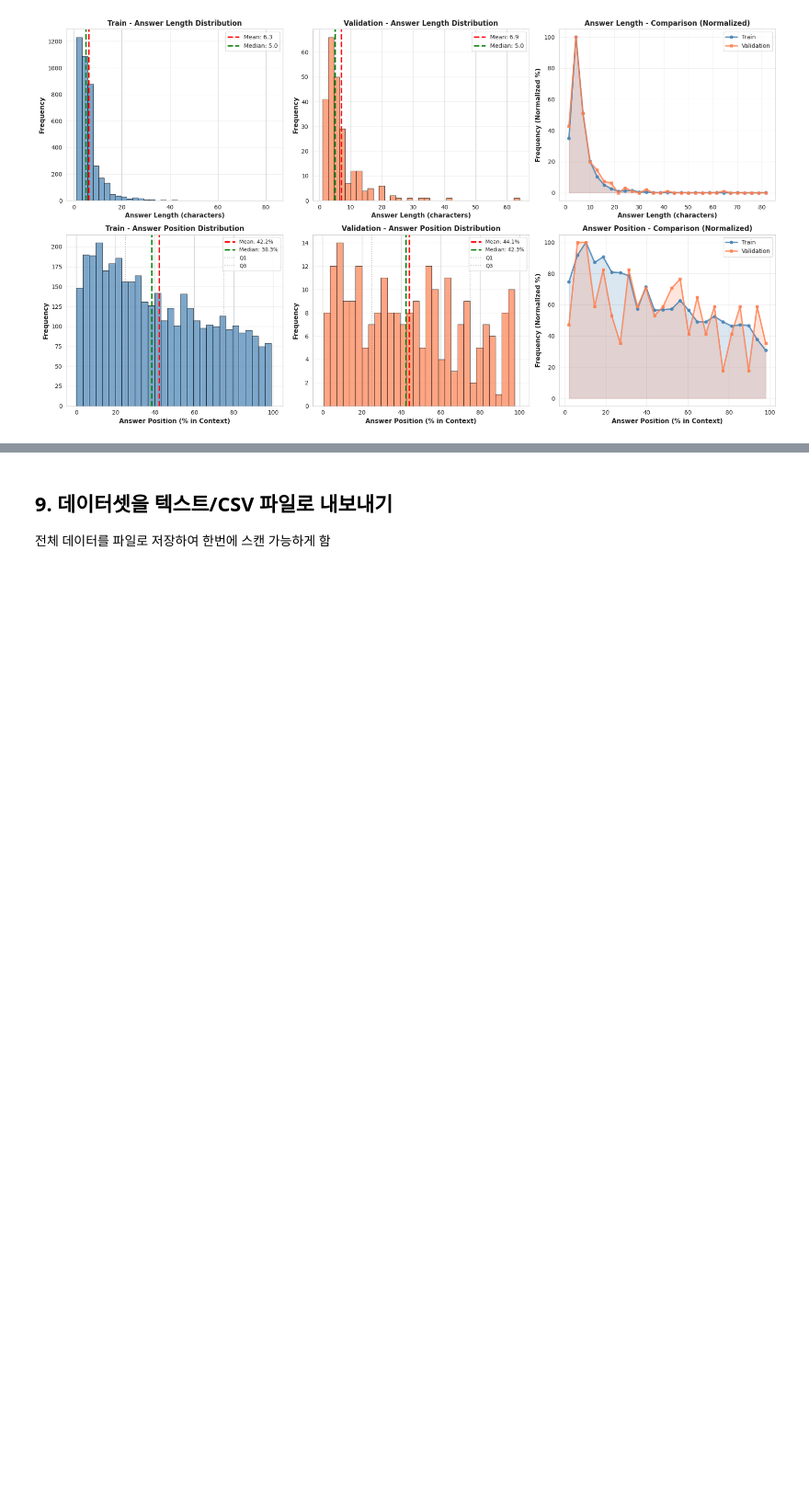
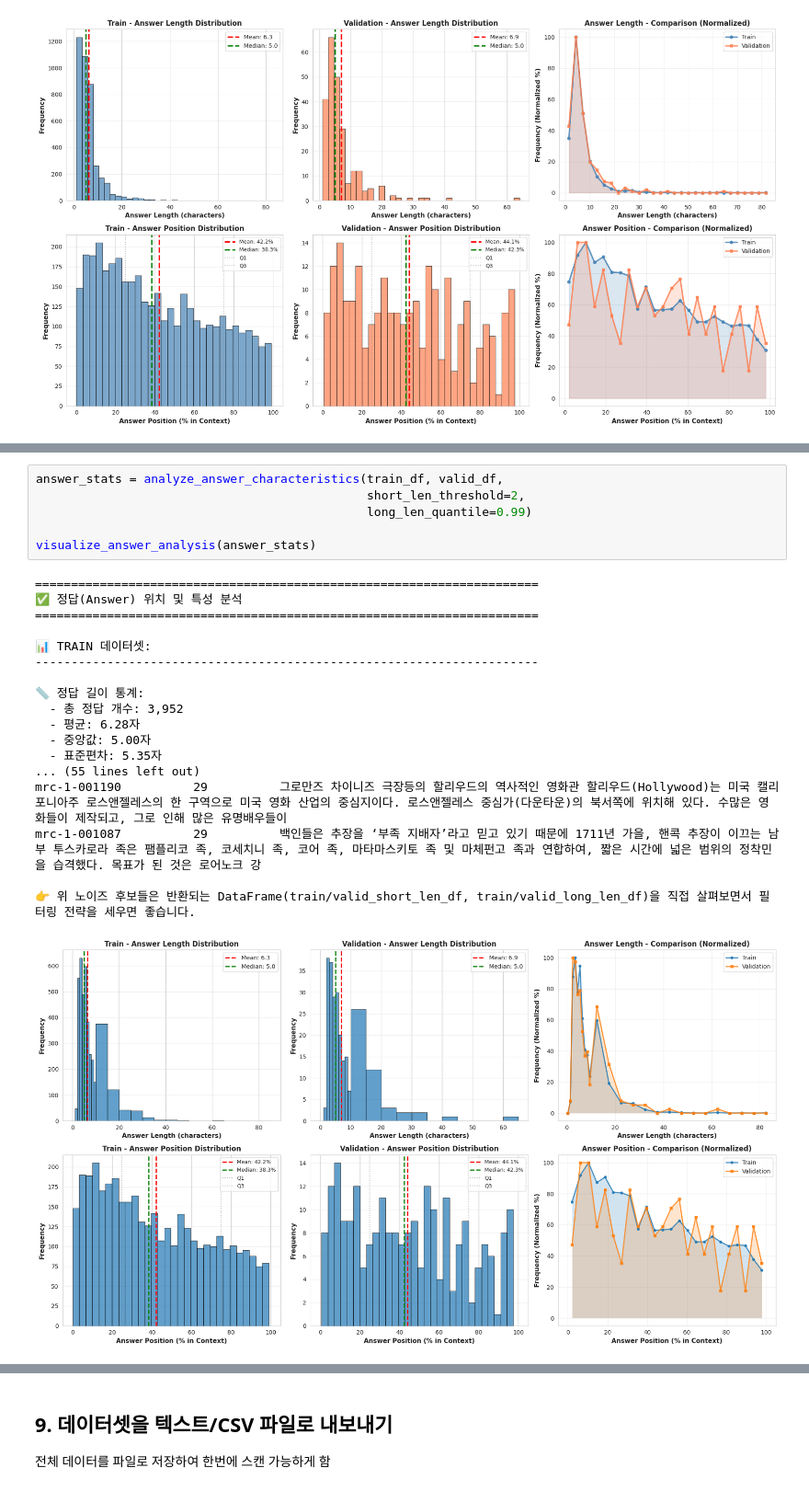
Before and after one commit to boostcampaitech8/pro-nlp-mrc-nlp-09, a Jupyter notebook: notebooks/EDA_data.ipynb, the cells around one changed output, grey strips where cells are left out. Shown at 92% size. Cells and saved outputs as stored; diff of their text form; blank space fills up the shorter version.

```diff
--- a/notebooks/EDA_data.ipynb
+++ b/notebooks/EDA_data.ipynb
@@ -1586,0 +2581,25 @@ visualize_answer_analysis(answer_stats)
+# %%
+answer_stats = analyze_answer_characteristics(train_df, valid_df,
+                                              short_len_threshold=2,
+                                              long_len_quantile=0.99)
+
+visualize_answer_analysis(answer_stats)
+# %% [output]
+======================================================================
+✅ 정답(Answer) 위치 및 특성 분석
+======================================================================
+
+📊 TRAIN 데이터셋:
+----------------------------------------------------------------------
+
+📏 정답 길이 통계:
+  - 총 정답 개수: 3,952
+  - 평균: 6.28자
+  - 중앙값: 5.00자
+  - 표준편차: 5.35자
+... (55 lines left out)
+mrc-1-001190          29          그로만즈 차이니즈 극장등의 할리우드의 역사적인 영화관 할리우드(Hollywood)는 미국 캘리포니아주 로스앤젤레스의 한 구역으로 미국 영화 산업의 중심지이다. 로스앤젤레스 중심가(다운타운)의 북서쪽에 위치해 있다. 수많은 영화들이 제작되고, 그로 인해 많은 유명배우들이
+mrc-1-001087          29          백인들은 추장을 ‘부족 지배자’라고 믿고 있기 때문에 1711년 가을, 핸콕 추장이 이끄는 남부 투스카로라 족은 팸플리코 족, 코세치니 족, 코어 족, 마타마스키토 족 및 마체펀고 족과 연합하여, 짧은 시간에 넓은 범위의 정착민을 습격했다. 목표가 된 것은 로어노크 강
+
+👉 위 노이즈 후보들은 반환되는 DataFrame(train/valid_short_len_df, train/valid_long_len_df)을 직접 살펴보면서 필터링 전략을 세우면 좋습니다.
+[figure, added]
```
Also changed, not shown: parts of 16 cells of this notebook.
